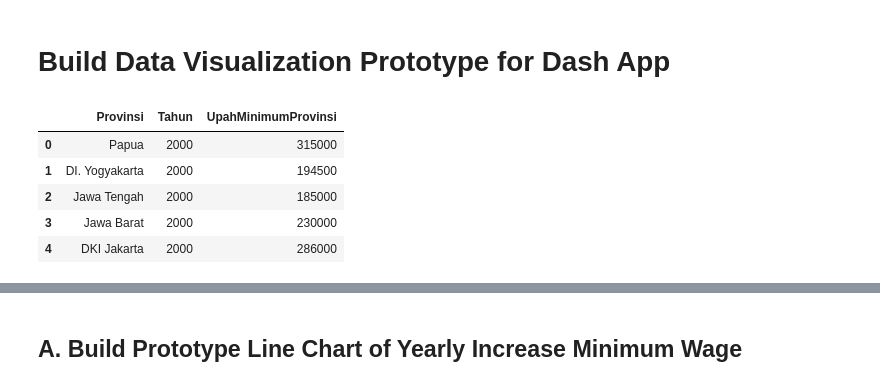
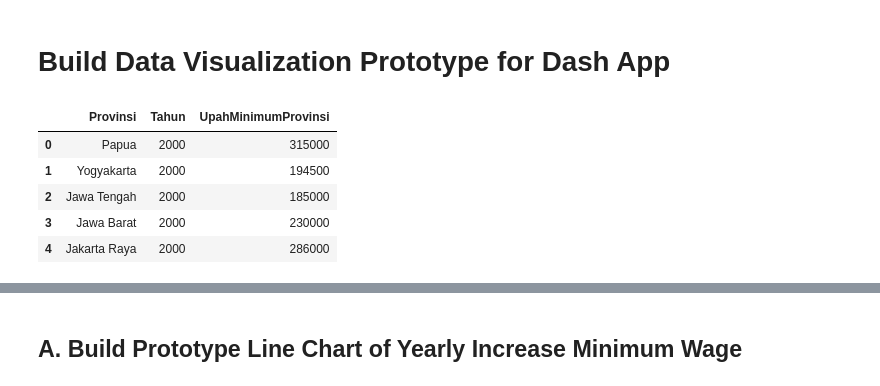
Before and after one commit to datawithalvin/indonesia-provinces-minimum-wage, a Jupyter notebook: notebooks/build-data-viz.ipynb, the cells around one changed output, grey strips where cells are left out. Drawn from its saved outputs; the diff is of its cells as text; code cells hidden in the pictures.

```diff
--- a/notebooks/build-data-viz.ipynb
+++ b/notebooks/build-data-viz.ipynb
@@ -14,14 +14,14 @@ from urllib.request import urlopen
 import json
 # %%
 # load dataframe
-df = pd.read_csv("../datasets/processed/UMP-long-format.csv")
+df = pd.read_csv("../datasets/processed/UMP-Tingkat-Provinsi.csv")
 
 # display first five rows
 df.head()
 # %% [output]
 |  | Provinsi | Tahun | UpahMinimumProvinsi |
 | 0 | Papua | 2000 | 315000 |
-| 1 | DI. Yogyakarta | 2000 | 194500 |
+| 1 | Yogyakarta | 2000 | 194500 |
 | 2 | Jawa Tengah | 2000 | 185000 |
 | 3 | Jawa Barat | 2000 | 230000 |
-| 4 | DKI Jakarta | 2000 | 286000 |
+| 4 | Jakarta Raya | 2000 | 286000 |
```
Also changed, not shown: parts of 29 cells of this notebook, 6 other files.
